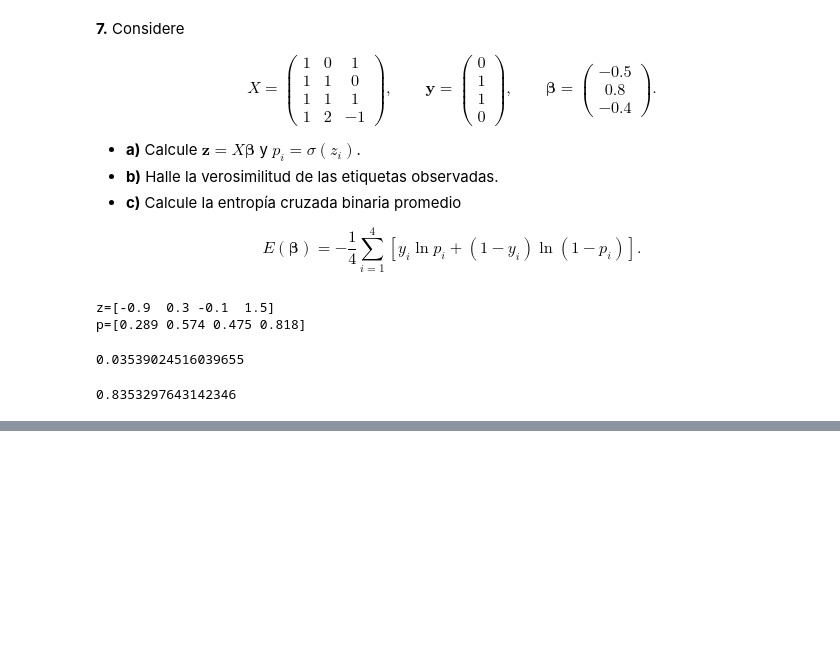
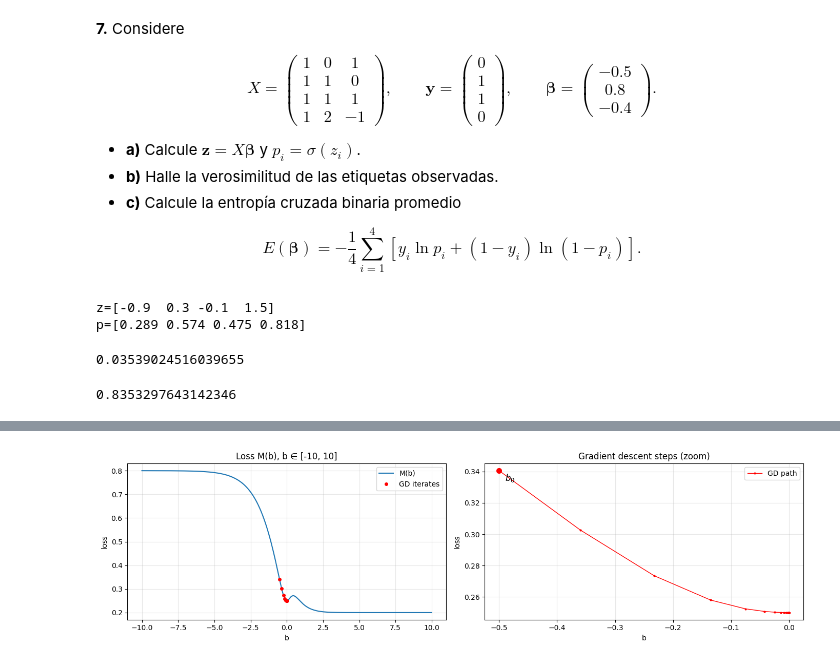
Before and after one commit to glozanoac/learning, a Jupyter notebook: master/IMCA/20262/courses/MMC201/exercises/10-logistic-regression-computations.ipynb, the cells around one changed output, grey strips where cells are left out. Drawn from its saved outputs; the diff is of its cells as text; code cells hidden in the pictures; blank space fills up the shorter version.

Commit message:
solution to logistic regression problems

```diff
--- a/master/IMCA/20262/courses/MMC201/exercises/10-logistic-regression-computations.ipynb
+++ b/master/IMCA/20262/courses/MMC201/exercises/10-logistic-regression-computations.ipynb
@@ -243,0 +478,19 @@ L
+# %%
+b0 = -0.5
+alpha=0.5
+
+b_list = [b0]
+loss_list = [M(b0)]
+k = 256 # max number of iterations
+while k > 0:
+    g = dM(b0)
+    b1 = b0 - alpha*g
+
+    b_list.append(b1)
+    loss = M(b1)
+    loss_list.append(loss)
+    if k % 10 == 0:
+        print(f"[k={k}] b0={b0}, b1={b1}, loss={loss}, |g|={np.linalg.norm(g)}")
+
+    b0 = b1
+    k -= 1
@@ -243,0 +515,37 @@ L
+# %%
+# when b0 is initialized with a negative number close to 0 (e.g. b0=-0.5), it get trapped on b=0 (local optimal)
+# when b0 is initialized with a negetive close to -10, it also get trapped, since gradient is also 0 in this zone.
+# when b0 is initialized with a positive number close to 0 (e.g. b0=0.5), it converge to the global minimum.
+
+import matplotlib.pyplot as plt
+
+bs = np.linspace(-10, 10, 400)
+losses = [M(b) for b in bs]
+
+# zoom window around the iterates
+b_min, b_max = min(b_list), max(b_list)
+pad = 0.5*(b_max - b_min) + 1e-3
+bz = np.linspace(b_min - pad, b_max + pad, 200)
+lz = [M(b) for b in bz]
+
+fig, (ax1, ax2) = plt.subplots(1, 2, figsize=(14, 4))
+
+# left: full loss
+ax1.plot(bs, losses, label="M(b)")
+ax1.plot(b_list, loss_list, "o", ms=4, color="red", label="GD iterates")
+ax1.set_xlabel("b"); ax1.set_ylabel("loss"); ax1.set_title("Loss M(b), b ∈ [-10, 10]")
+ax1.grid(alpha=0.3); ax1.legend()
+
+# right: zoom on the steps
+ax2.plot(b_list, loss_list, "o-", ms=2, lw=1, color="red", label="GD path")
+ax2.plot(b_list[0], loss_list[0], "o", ms=7, color="red")   # highlight start
+ax2.annotate(r"$b_0$", (b_list[0], loss_list[0]),
+             textcoords="offset points", xytext=(8, -14), fontsize=12)
+ax2.set_xlabel("b"); ax2.set_ylabel("loss"); ax2.set_title("Gradient descent steps (zoom)")
+ax2.grid(alpha=0.3); ax2.legend()
+
+plt.tight_layout()
+plt.savefig("10__Q14__noconvex-loss-logitic-regression.png")
+plt.show()
+# %% [output]
+[figure, added]
```
Also changed, not shown: parts of 24 cells of this notebook, 4 other files.
